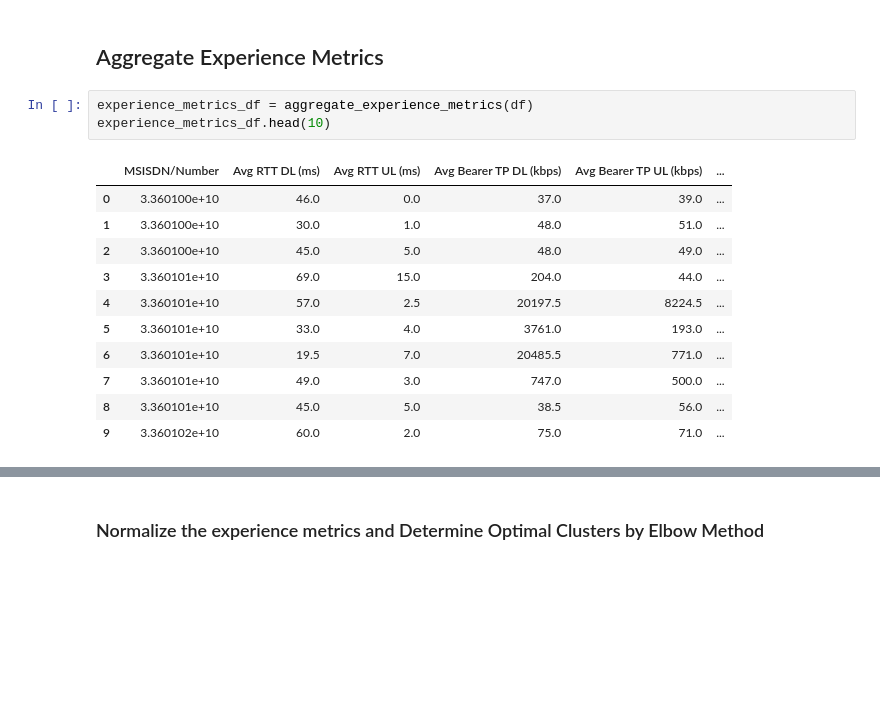
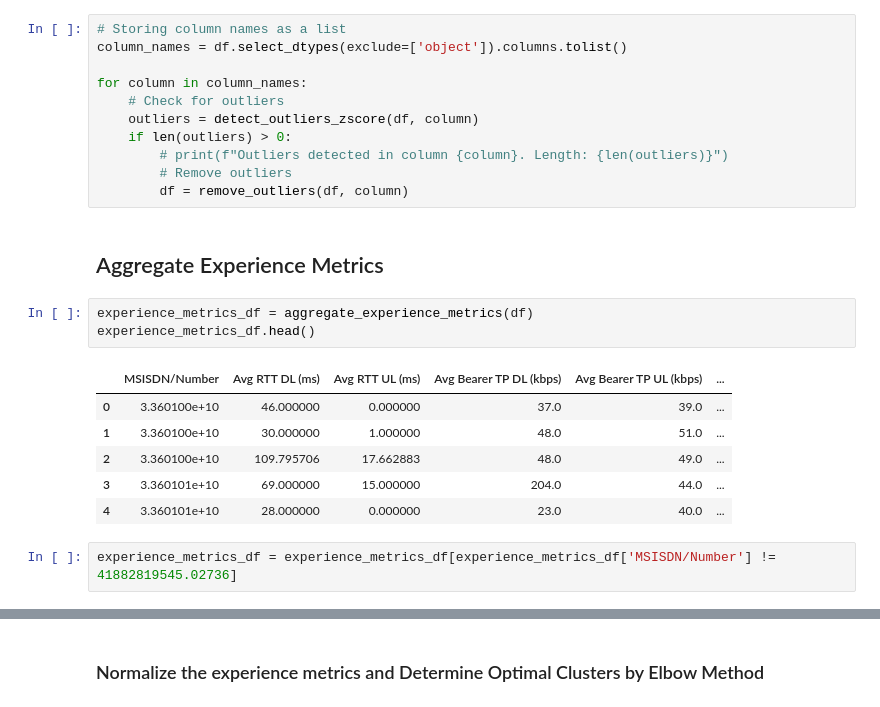
Before and after one commit to Seife1/Telecom-User-Analytics, a Jupyter notebook: notebooks/experience_analytics.ipynb, the cells around one changed output, grey strips where cells are left out. Saved outputs shown, nothing was run; the diff lists cells and outputs as text; blank space fills up the shorter version.

```diff
--- a/notebooks/experience_analytics.ipynb
+++ b/notebooks/experience_analytics.ipynb
@@ -108,20 +120,28 @@ else:
     print("No duplicate rows found.")
 # %% [output]
 No duplicate rows found.
+# %%
+# Storing column names as a list
+column_names = df.select_dtypes(exclude=['object']).columns.tolist()
+
+for column in column_names:
+    # Check for outliers
+    outliers = detect_outliers_zscore(df, column)
+    if len(outliers) > 0:
+        # print(f"Outliers detected in column {column}. Length: {len(outliers)}")
+        # Remove outliers
+        df = remove_outliers(df, column)
 # %% [markdown]
 ## Aggregate Experience Metrics
 # %%
 experience_metrics_df = aggregate_experience_metrics(df)
-experience_metrics_df.head(10)
+experience_metrics_df.head()
 # %% [output]
 |  | MSISDN/Number | Avg RTT DL (ms) | Avg RTT UL (ms) | Avg Bearer TP DL (kbps) | Avg Bearer TP UL (kbps) | ... |
-| 0 | 3.360100e+10 | 46.0 | 0.0 | 37.0 | 39.0 | ... |
-| 1 | 3.360100e+10 | 30.0 | 1.0 | 48.0 | 51.0 | ... |
-| 2 | 3.360100e+10 | 45.0 | 5.0 | 48.0 | 49.0 | ... |
-| 3 | 3.360101e+10 | 69.0 | 15.0 | 204.0 | 44.0 | ... |
-| 4 | 3.360101e+10 | 57.0 | 2.5 | 20197.5 | 8224.5 | ... |
-| 5 | 3.360101e+10 | 33.0 | 4.0 | 3761.0 | 193.0 | ... |
-| 6 | 3.360101e+10 | 19.5 | 7.0 | 20485.5 | 771.0 | ... |
-| 7 | 3.360101e+10 | 49.0 | 3.0 | 747.0 | 500.0 | ... |
-| 8 | 3.360101e+10 | 45.0 | 5.0 | 38.5 | 56.0 | ... |
-| 9 | 3.360102e+10 | 60.0 | 2.0 | 75.0 | 71.0 | ... |
+| 0 | 3.360100e+10 | 46.000000 | 0.000000 | 37.0 | 39.0 | ... |
+| 1 | 3.360100e+10 | 30.000000 | 1.000000 | 48.0 | 51.0 | ... |
+| 2 | 3.360100e+10 | 109.795706 | 17.662883 | 48.0 | 49.0 | ... |
+| 3 | 3.360101e+10 | 69.000000 | 15.000000 | 204.0 | 44.0 | ... |
+| 4 | 3.360101e+10 | 28.000000 | 0.000000 | 23.0 | 40.0 | ... |
+# %%
+experience_metrics_df = experience_metrics_df[experience_metrics_df['MSISDN/Number'] != 41882819545.02736]
```
Also changed, not shown: parts of 9 cells of this notebook, 5 other files.
